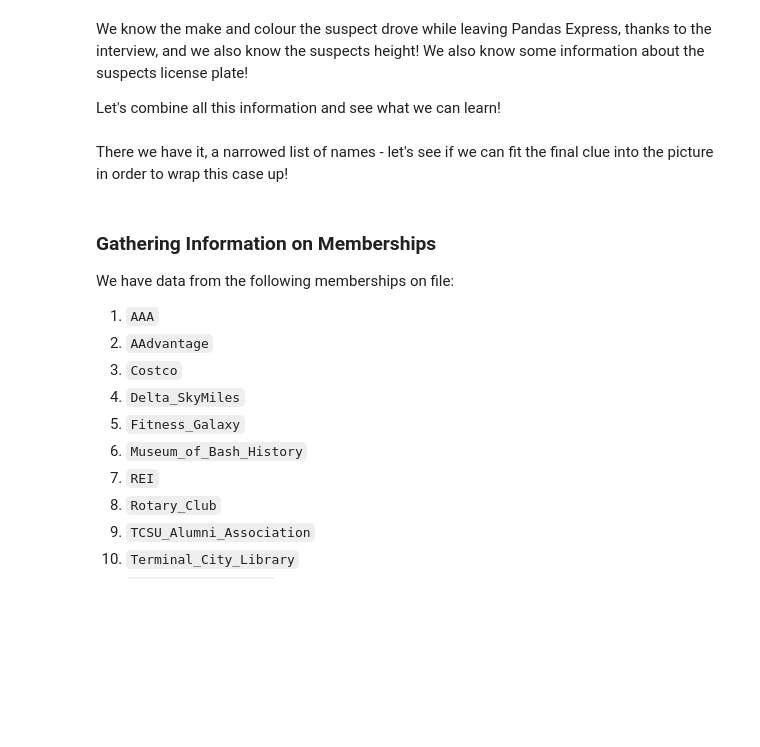
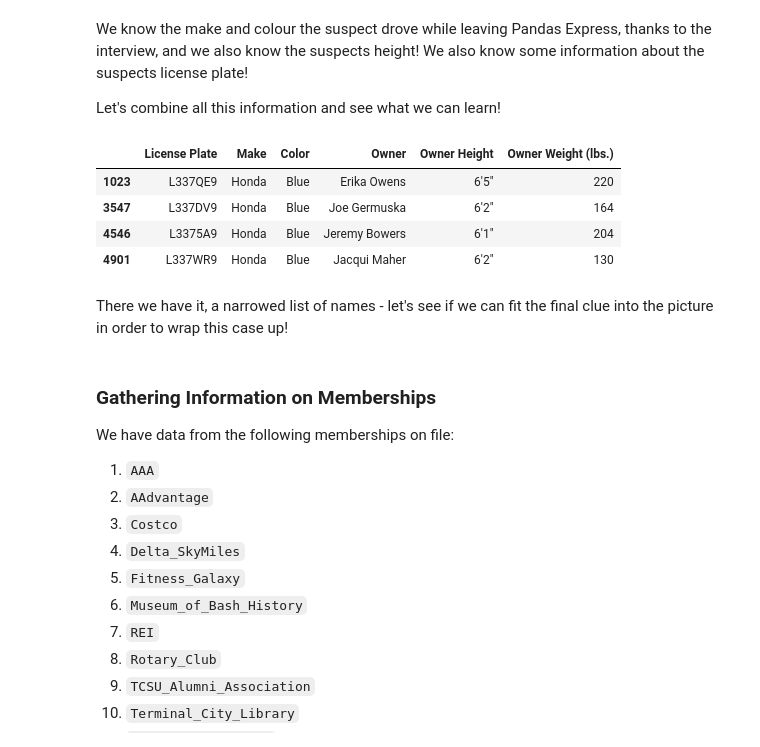
Before and after one commit to o-castaneda/sunny-voodoo, a Jupyter notebook: lab_computer.ipynb, the cells around one changed output. Cells and saved outputs as stored; diff of their text form; code cells hidden in the pictures; blank space fills up the shorter version.

```diff
--- a/lab_computer.ipynb
+++ b/lab_computer.ipynb
@@ -153,18 +176,24 @@ Let's combine all this information and see what we can learn!
 # %%
 ### START CODE HERE ###
 
 # be sure to include the information in the format provided from the DataFrame above!
 vehicle_suspects_dataframe = vehicle_dataframe[
-    (vehicle_dataframe['Make'] == '<INSERT SUSPECTS CAR MAKE HERE>') &
-    (vehicle_dataframe['Color'] == '<INSERT SUSPECTS CAR COLOUR HERE>') &
-    (vehicle_dataframe['License Plate'].str.startswith('<INSERT WHAT THE SUSPECTS LICENSE PLATE STARTS WITH HERE>')) &
-    (vehicle_dataframe['License Plate'].str.endswith('<INSERT WHAT THE SUSPECTS LICENSE PLATE ENDS WITH HERE>')) &
-    (vehicle_dataframe['Owner Height'].str.startswith('<INSERT WHAT THE SUSPECTS HEIGHT STARTS WITH HERE>'))
+    (vehicle_dataframe['Make'] == 'Honda') &
+    (vehicle_dataframe['Color'] == 'Blue') &
+    (vehicle_dataframe['License Plate'].str.startswith('L337')) &
+    (vehicle_dataframe['License Plate'].str.endswith('9')) &
+    (vehicle_dataframe['Owner Height'].str.startswith('6'))
 ]
 
 ### END CODE HERE ###
 
 vehicle_suspects_dataframe.head()
+# %% [output]
+|  | License Plate | Make | Color | Owner | Owner Height | Owner Weight (lbs.) |
+| 1023 | L337QE9 | Honda | Blue | Erika Owens | 6'5" | 220 |
+| 3547 | L337DV9 | Honda | Blue | Joe Germuska | 6'2" | 164 |
+| 4546 | L3375A9 | Honda | Blue | Jeremy Bowers | 6'1" | 204 |
+| 4901 | L337WR9 | Honda | Blue | Jacqui Maher | 6'2" | 130 |
 # %% [markdown]
 There we have it, a narrowed list of names - let's see if we can fit the final clue into the picture in order to wrap this case up!
 # %% [markdown]
```
Also changed, not shown: parts of 8 cells of this notebook.
